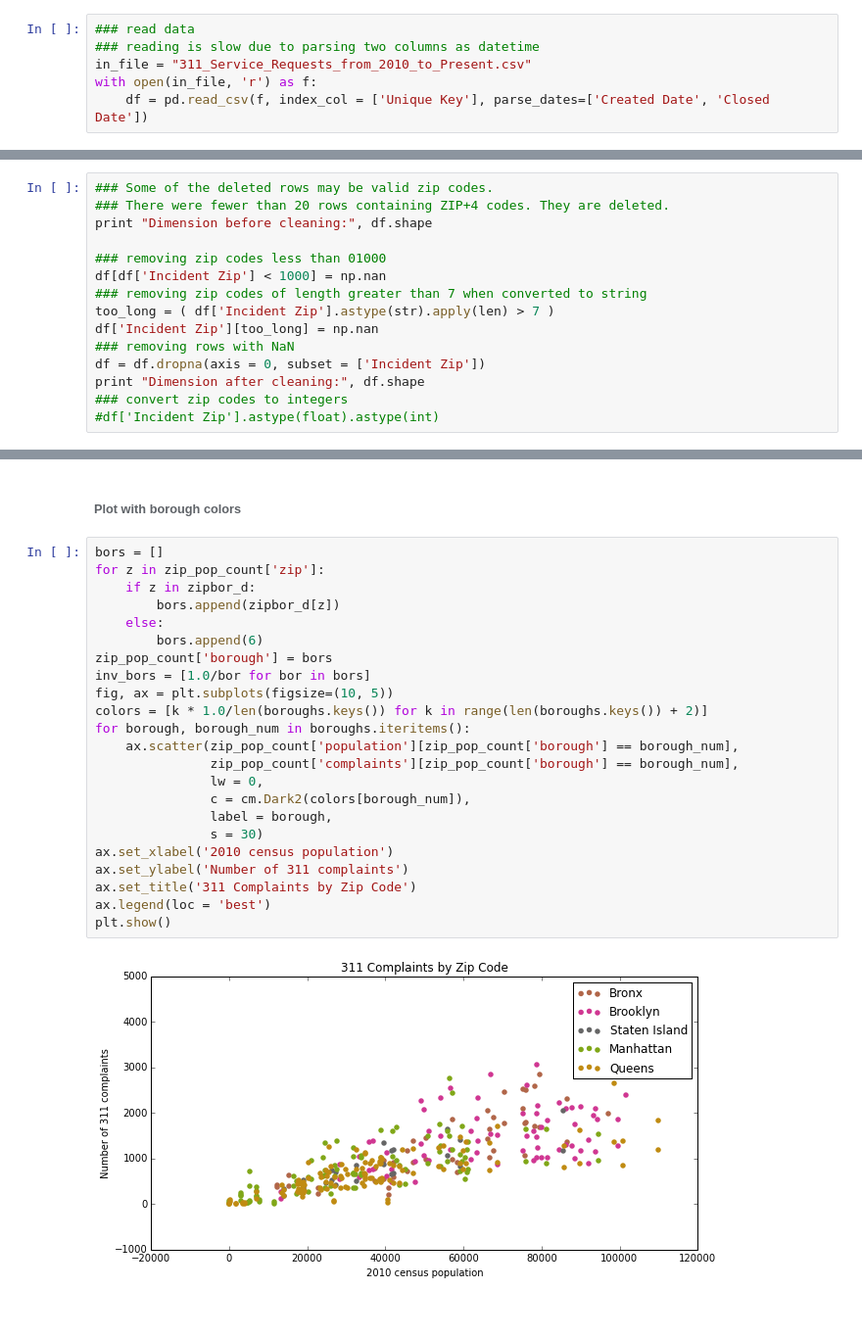
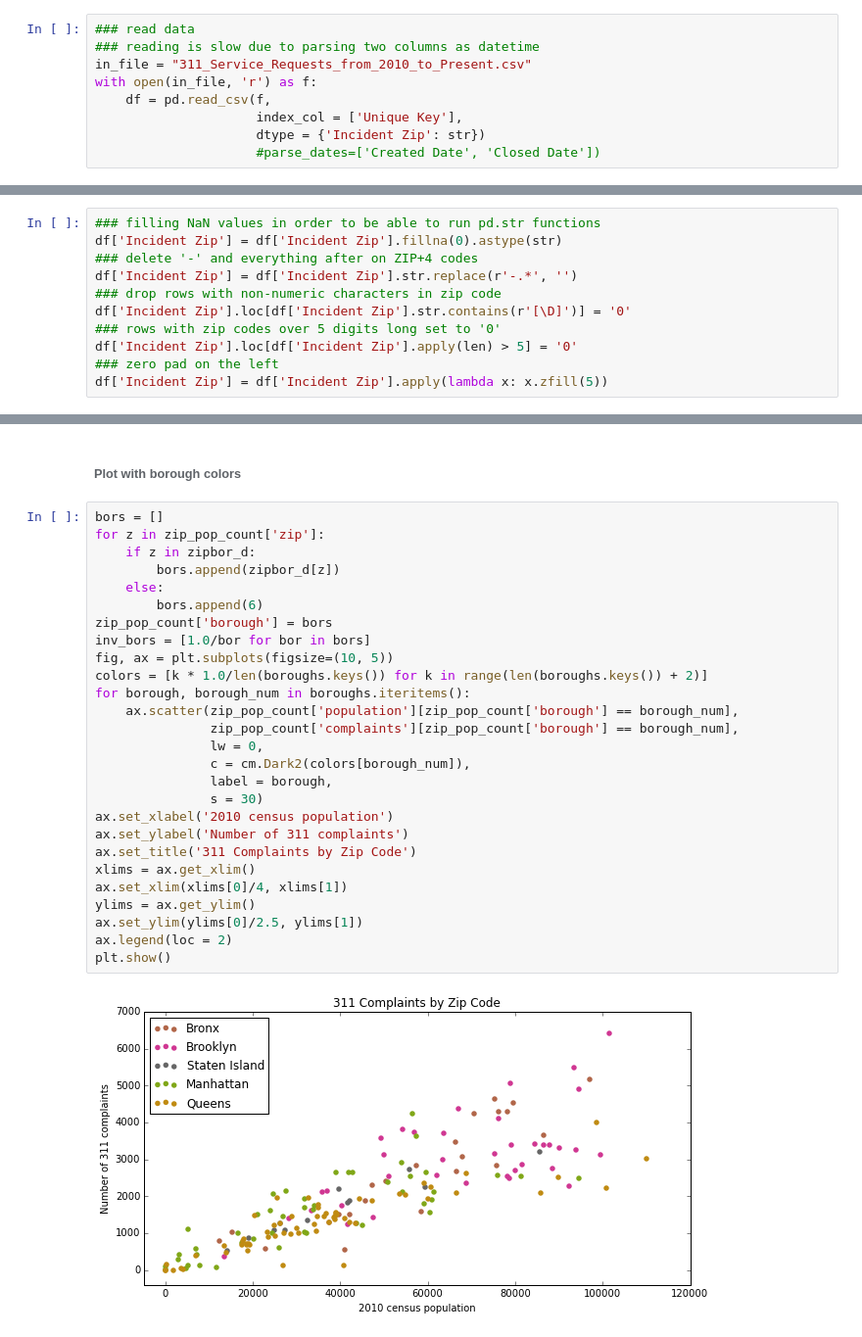
Before and after one commit to pvarsh/pr_informatics, a Jupyter notebook: assignment-7/problem3_1.ipynb, the cells around one changed output, grey strips where cells are left out. Shown at 98% size. Cells and saved outputs as stored; diff of their text form.

```diff
--- a/assignment-7/problem3_1.ipynb
+++ b/assignment-7/problem3_1.ipynb
@@ -18,4 +18,7 @@ import csv
 ### reading is slow due to parsing two columns as datetime
 in_file = "311_Service_Requests_from_2010_to_Present.csv"
 with open(in_file, 'r') as f:
-    df = pd.read_csv(f, index_col = ['Unique Key'], parse_dates=['Created Date', 'Closed Date'])
+    df = pd.read_csv(f,
+                     index_col = ['Unique Key'],
+                     dtype = {'Incident Zip': str})
+                     #parse_dates=['Created Date', 'Closed Date'])
@@ -45,3 +27,14 @@ Name: Incident Zip, Length: 611, dtype: int64
+# %%
+### filling NaN values in order to be able to run pd.str functions
+df['Incident Zip'] = df['Incident Zip'].fillna(0).astype(str)
+### delete '-' and everything after on ZIP+4 codes
+df['Incident Zip'] = df['Incident Zip'].str.replace(r'-.*', '')
+### drop rows with non-numeric characters in zip code
+df['Incident Zip'].loc[df['Incident Zip'].str.contains(r'[\D]')] = '0'
+### rows with zip codes over 5 digits long set to '0'
+df['Incident Zip'].loc[df['Incident Zip'].apply(len) > 5] = '0'
+### zero pad on the left
+df['Incident Zip'] = df['Incident Zip'].apply(lambda x: x.zfill(5))
 # %% [markdown]
 ###### Read ZIP codes with populations data
 # %%
@@ -54,15 +44,0 @@ zipcodes['Zip Code ZCTA'] = zipcodes['Zip Code ZCTA'].astype(str).apply(lambda x
-# %%
-### Some of the deleted rows may be valid zip codes.
-### There were fewer than 20 rows containing ZIP+4 codes. They are deleted.
-print "Dimension before cleaning:", df.shape
-
-### removing zip codes less than 01000
-df[df['Incident Zip'] < 1000] = np.nan
-### removing zip codes of length greater than 7 when converted to string
-too_long = ( df['Incident Zip'].astype(str).apply(len) > 7 )
-df['Incident Zip'][too_long] = np.nan
-### removing rows with NaN
-df = df.dropna(axis = 0, subset = ['Incident Zip'])
-print "Dimension after cleaning:", df.shape
-### convert zip codes to integers
-#df['Incident Zip'].astype(float).astype(int)
@@ -165,25 +104,29 @@ with open(zipbor_f, 'rU') as f:
 # %%
 bors = []
 for z in zip_pop_count['zip']:
     if z in zipbor_d:
         bors.append(zipbor_d[z])
     else:
         bors.append(6)
 zip_pop_count['borough'] = bors
 inv_bors = [1.0/bor for bor in bors]
 fig, ax = plt.subplots(figsize=(10, 5))
 colors = [k * 1.0/len(boroughs.keys()) for k in range(len(boroughs.keys()) + 2)]
 for borough, borough_num in boroughs.iteritems():
     ax.scatter(zip_pop_count['population'][zip_pop_count['borough'] == borough_num],
                zip_pop_count['complaints'][zip_pop_count['borough'] == borough_num],
                lw = 0,
                c = cm.Dark2(colors[borough_num]),
                label = borough,
                s = 30)
 ax.set_xlabel('2010 census population')
 ax.set_ylabel('Number of 311 complaints')
 ax.set_title('311 Complaints by Zip Code')
-ax.legend(loc = 'best')
+xlims = ax.get_xlim()
+ax.set_xlim(xlims[0]/4, xlims[1])
+ylims = ax.get_ylim()
+ax.set_ylim(ylims[0]/2.5, ylims[1])
+ax.legend(loc = 2)
 plt.show()
 # %% [output]
-[figure, old version]
+[figure, new version]
```
Also changed, not shown: parts of 11 cells of this notebook.
